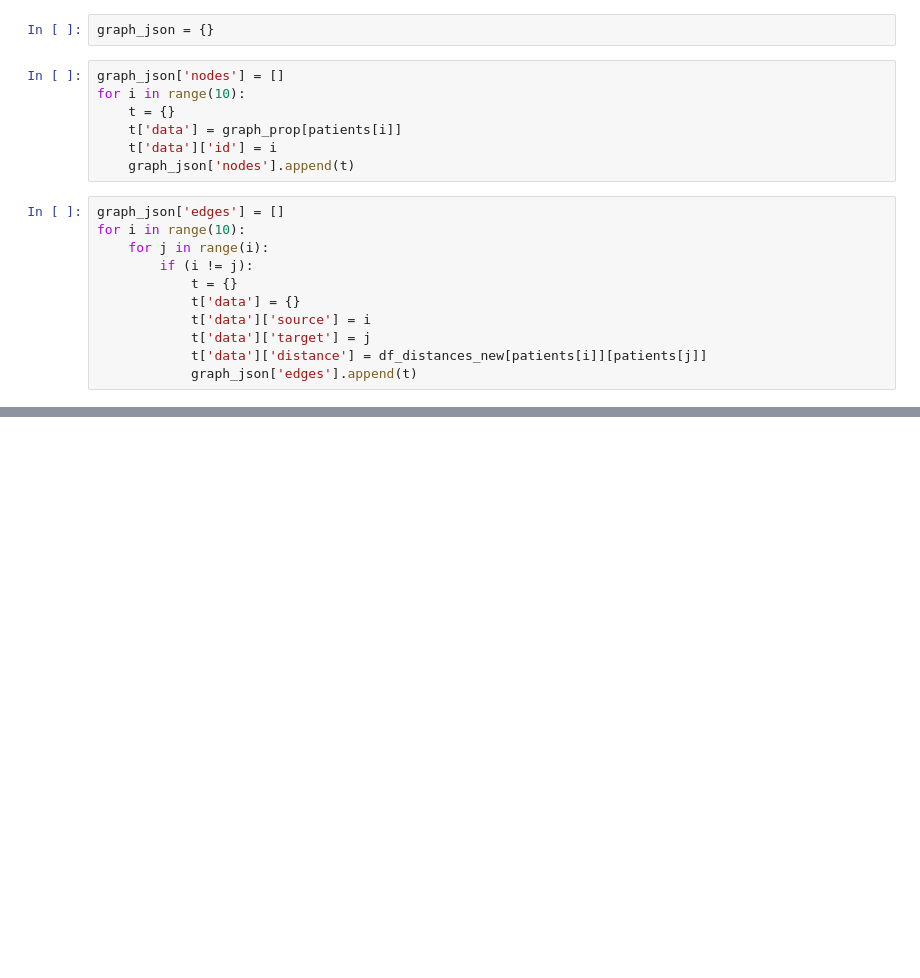
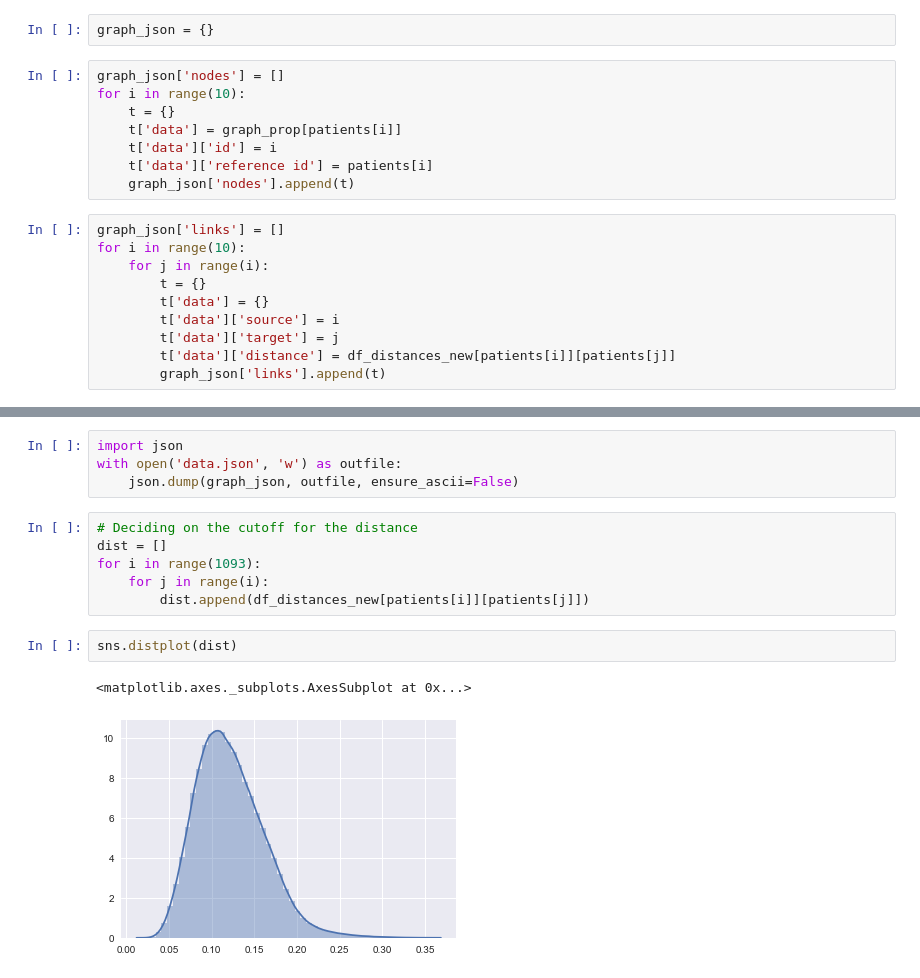
Before and after one commit to sharbatc/cancer_dataviz, a Jupyter notebook: graph_visualization.ipynb, the cells around one changed output, grey strips where cells are left out. Cells and saved outputs as stored; diff of their text form; blank space fills up the shorter version.

Commit message:
TCGA reference added to graph generating JSON

```diff
--- a/graph_visualization.ipynb
+++ b/graph_visualization.ipynb
@@ -79,18 +84,18 @@ for i in range(10):
     t = {}
     t['data'] = graph_prop[patients[i]]
     t['data']['id'] = i
+    t['data']['reference id'] = patients[i]
     graph_json['nodes'].append(t)
 # %%
-graph_json['edges'] = []
+graph_json['links'] = []
 for i in range(10):
     for j in range(i):
-        if (i != j):
-            t = {}
-            t['data'] = {}
-            t['data']['source'] = i
-            t['data']['target'] = j
-            t['data']['distance'] = df_distances_new[patients[i]][patients[j]]
-            graph_json['edges'].append(t)
+        t = {}
+        t['data'] = {}
+        t['data']['source'] = i
+        t['data']['target'] = j
+        t['data']['distance'] = df_distances_new[patients[i]][patients[j]]
+        graph_json['links'].append(t)
 # %%
 graph_json
 # %% [output]
@@ -111,3 +116,18 @@ graph_json
     'vital_status': 'alive',
     'year_of_birth': 1946.0,
     'year_of_death': nan}}]}
+# %%
+import json
+with open('data.json', 'w') as outfile:
+    json.dump(graph_json, outfile, ensure_ascii=False)
+# %%
+# Deciding on the cutoff for the distance
+dist = []
+for i in range(1093):
+    for j in range(i):
+        dist.append(df_distances_new[patients[i]][patients[j]])
+# %%
+sns.distplot(dist)
+# %% [output]
+<matplotlib.axes._subplots.AxesSubplot at 0x...>
+[figure, added]
```
Also changed, not shown: parts of 2 cells of this notebook.
